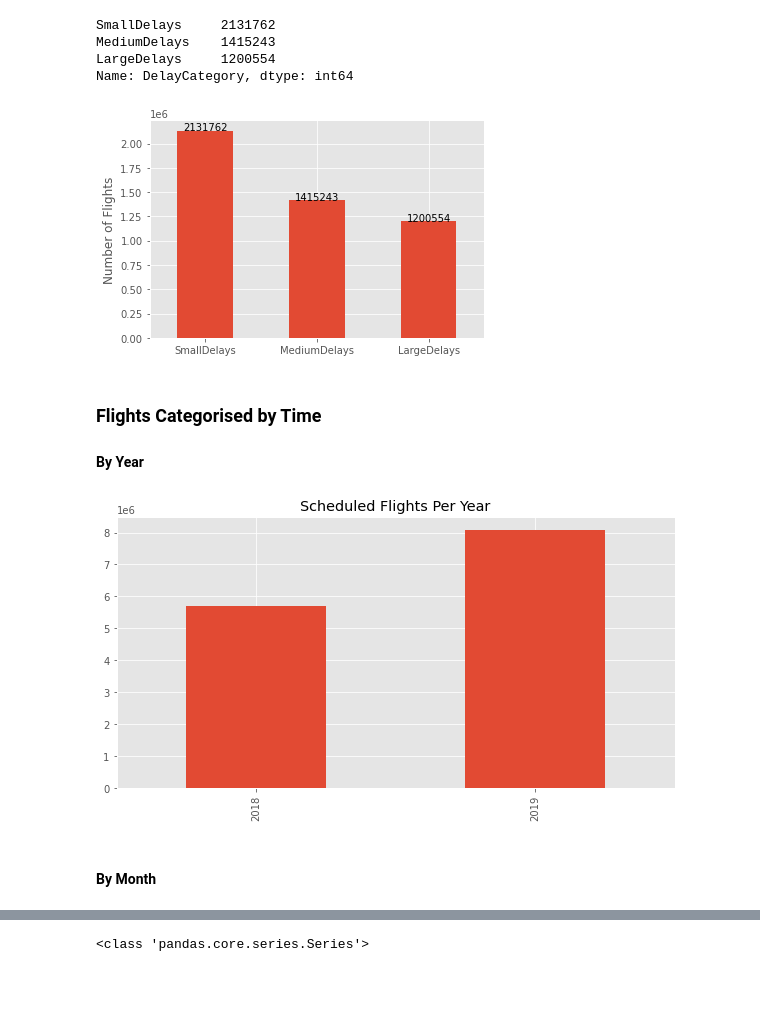
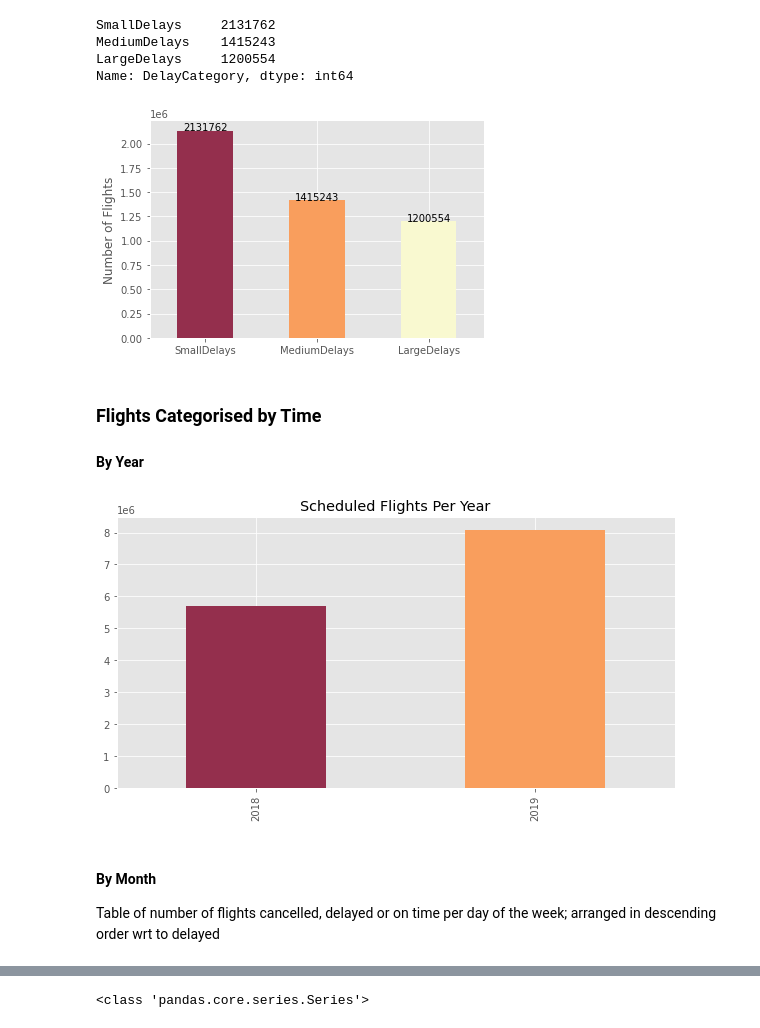
Before and after one commit to Wooniety/SC1015-Assignment, a Jupyter notebook: M2.ipynb, the cells around one changed output, grey strips where cells are left out. Cells and saved outputs as stored; diff of their text form; code cells hidden in the pictures; blank space fills up the shorter version.

```diff
--- a/M2.ipynb
+++ b/M2.ipynb
@@ -396,8 +396,8 @@ LargeDelays     1200554
 Name: DelayCategory, dtype: int64
 # %%
 category_counts = flights_df['DelayCategory'].value_counts()
-
-ax = category_counts.plot(kind='bar')
+custom_palette = ['#942f4d', '#f99e5d', '#f9f9d0']
+ax = category_counts.plot(kind='bar', color = custom_palette)
 ax.set_xticklabels(labels, rotation=0)
 ax.set_ylabel('Number of Flights')
 
@@ -406,16 +406,17 @@ for i, v in enumerate(category_counts):
 
 plt.show()
 # %% [output]
-[figure, old version]
+[figure, new version]
 # %% [markdown]
 ### Flights Categorised by Time
 #### By Year
 # %%
 flights_df["Year"].value_counts().sort_index().plot(
-    kind="bar", figsize=(10, 5), title="Scheduled Flights Per Year")
+    kind="bar", figsize=(10, 5), title="Scheduled Flights Per Year",  color = custom_palette)
 
 plt.show()
 # %% [output]
-[figure, old version]
+[figure, new version]
 # %% [markdown]
 #### By Month
+Table of number of flights cancelled, delayed or on time per day of the week; arranged in descending order wrt to delayed
```
Also changed, not shown: parts of 15 cells of this notebook.
